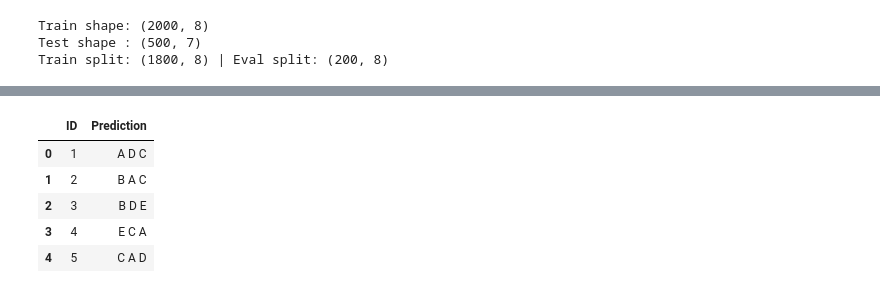
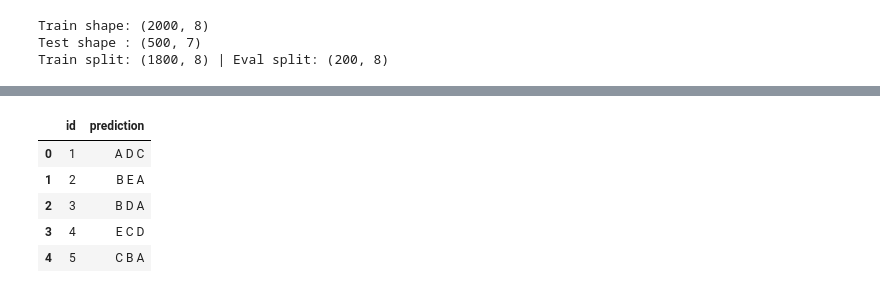
Before and after one commit to varnit27/dlgenai-t22026, a Jupyter notebook: notebooks/06_electra_base.ipynb, the cells around one changed output, grey strips where cells are left out. Saved outputs shown, nothing was run; the diff lists cells and outputs as text; code cells hidden in the pictures.

```diff
--- a/notebooks/06_electra_base.ipynb
+++ b/notebooks/06_electra_base.ipynb
@@ -297,17 +314,16 @@ wandb: Find logs at: ./wandb/run-20260709_163515-62bwkq7j/logs
 # %%
 def build_submission(test_df, predict_fn, out_path="submission.csv"):
     preds = test_df.apply(predict_fn, axis=1)
-    sub = pd.DataFrame({"ID": test_df["id"], "Prediction": preds})
+    sub   = pd.DataFrame({"id": test_df["id"], "prediction": preds})
     sub.to_csv(out_path, index=False)
     return sub
 
-
 submission = build_submission(test, electra_predict_fn)
 submission.head()
 # %% [output]
-|  | ID | Prediction |
+|  | id | prediction |
 | 0 | 1 | A D C |
-| 1 | 2 | B A C |
-| 2 | 3 | B D E |
-| 3 | 4 | E C A |
-| 4 | 5 | C A D |
+| 1 | 2 | B E A |
+| 2 | 3 | B D A |
+| 3 | 4 | E C D |
+| 4 | 5 | C B A |
```
Also changed, not shown: parts of 4 cells of this notebook, 2 other files.
